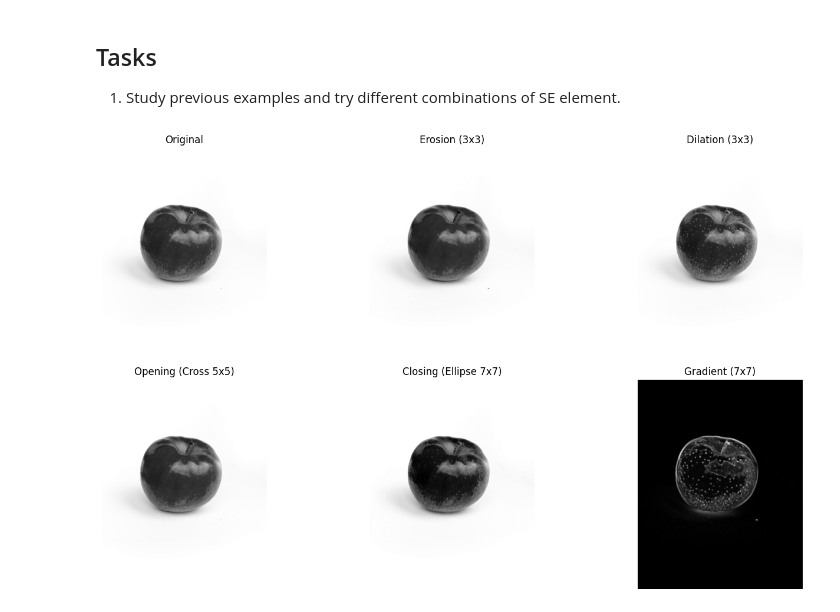
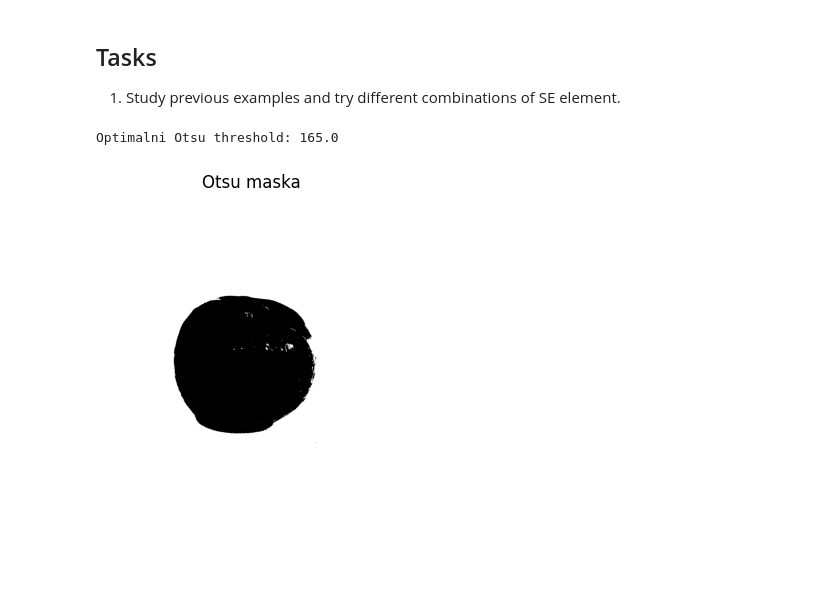
Before and after one commit to CavarStana/Racunalni_vid_LV, a Jupyter notebook: lab3.ipynb, the cells around one changed output. Cells and saved outputs as stored; diff of their text form; code cells hidden in the pictures.

```diff
--- a/lab3.ipynb
+++ b/lab3.ipynb
@@ -470,64 +421,18 @@ plt.title(r'Blackhat with a $15\times15$ circular kernel')
 ## Tasks
 
 1. Study previous examples and try different combinations of SE element.
-# %%
-# učitaj sliku (binarnu)
-img = cv2.imread('images/apple.jpg', 0)
-
-if img is None:
-    print("Greška: slika nije učitana!")
-else:
-
-
-    rect_3 = np.ones((3,3), np.uint8)
-    rect_7 = np.ones((7,7), np.uint8)
-
-    cross_5 = cv2.getStructuringElement(cv2.MORPH_CROSS, (5,5))
-    ellipse_7 = cv2.getStructuringElement(cv2.MORPH_ELLIPSE, (7,7))
-
-
-    erosion = cv2.erode(img, rect_3, iterations=1)
-    dilation = cv2.dilate(img, rect_3, iterations=1)
-
-    opening = cv2.morphologyEx(img, cv2.MORPH_OPEN, cross_5)
-    closing = cv2.morphologyEx(img, cv2.MORPH_CLOSE, ellipse_7)
-
-    gradient = cv2.morphologyEx(img, cv2.MORPH_GRADIENT, rect_7)
-
-    # prikaz
-    plt.figure(figsize=(15,8))
-
-    plt.subplot(2,3,1)
-    plt.imshow(img, cmap='gray')
-    plt.title("Original")
-    plt.axis('off')
-
-    plt.subplot(2,3,2)
-    plt.imshow(erosion, cmap='gray')
-    plt.title("Erosion (3x3)")
-    plt.axis('off')
-
-    plt.subplot(2,3,3)
-    plt.imshow(dilation, cmap='gray')
-    plt.title("Dilation (3x3)")
-    plt.axis('off')
-
-    plt.subplot(2,3,4)
-    plt.imshow(opening, cmap='gray')
-    plt.title("Opening (Cross 5x5)")
-    plt.axis('off')
-
-    plt.subplot(2,3,5)
-    plt.imshow(closing, cmap='gray')
-    plt.title("Closing (Ellipse 7x7)")
-    plt.axis('off')
-
-    plt.subplot(2,3,6)
-    plt.imshow(gradient, cmap='gray')
-    plt.title("Gradient (7x7)")
-    plt.axis('off')
-
-    plt.tight_layout()
-    plt.show()
-# %% [output]
-[figure, removed]
+# %%
+otsu_threshold, mask = cv.threshold(
+    img, 0, 255, cv.THRESH_BINARY + cv.THRESH_OTSU
+)
+
+print("Optimalni Otsu threshold:", otsu_threshold)
+# %% [output]
+Optimalni Otsu threshold: 165.0
+# %%
+plt.imshow(mask, cmap='gray')
+plt.title("Otsu maska")
+plt.axis('off')
+plt.show()
+# %% [output]
+[figure, added]
```
Also changed, not shown: parts of 10 cells of this notebook.
